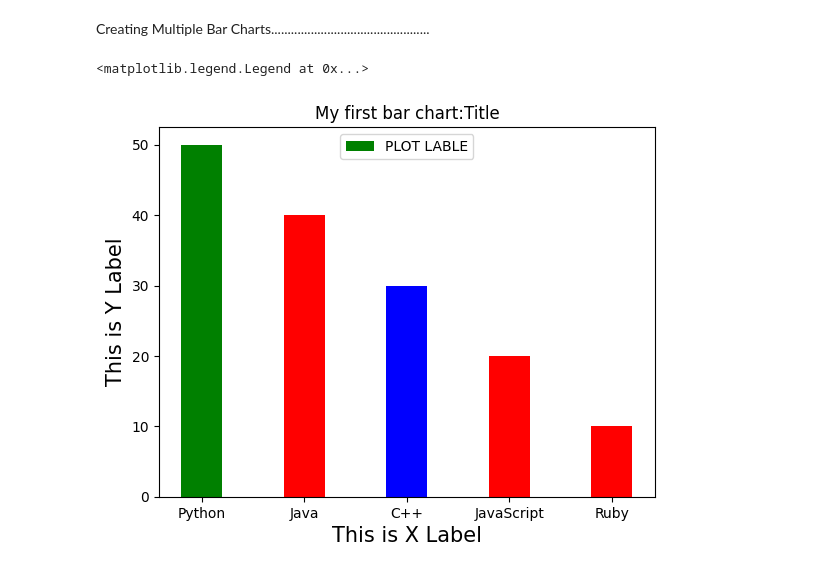
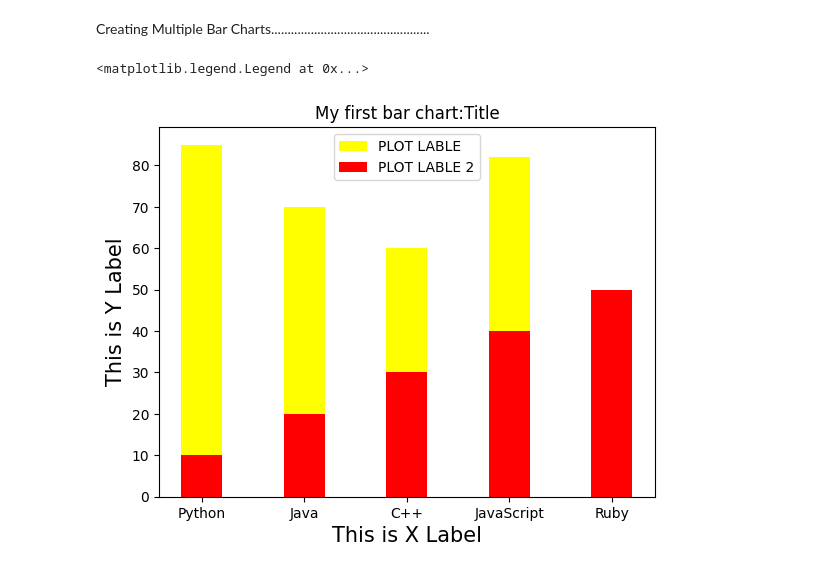
Before and after one commit to Salmanfarsi2561/PYTHON_ML, a Jupyter notebook: matplotlib/plt_barchart.ipynb, the cells around one changed output. Drawn from its saved outputs; the diff is of its cells as text; code cells hidden in the pictures.

```diff
--- a/matplotlib/plt_barchart.ipynb
+++ b/matplotlib/plt_barchart.ipynb
@@ -61,20 +61,24 @@ plt.legend(loc="upper right", fontsize=15) #label=legend
 # %% [markdown]
 Creating Multiple Bar Charts................................................
 # %%
-#paused from 15 minutes
+#Composing 2 bar charts in single one.
 
 x=["Python", "Java", "C++", "JavaScript", "Ruby"]
-y=[50, 40, 30, 20, 10]
+y=[85, 70, 60, 82, 10]
 
-c=["g","r","b","r","r"]
-plt.bar(x,y,width=.4,color=c,label="PLOT LABLE")
+x1=["Python", "Java", "C++", "JavaScript", "Ruby"]
+y1=[10, 20, 30, 40, 50]
+
+
+plt.bar(x,y,width=.4,color="yellow",label="PLOT LABLE")
+plt.bar(x1,y1,width=.4,color="red",label="PLOT LABLE 2")
 
 
 plt.xlabel("This is X Label",fontsize=15)
 plt.ylabel("This is Y Label",fontsize=15)
 plt.title("My first bar chart:Title")
 
 plt.legend(loc="upper center", fontsize=10) #label=legend
 # %% [output]
 <matplotlib.legend.Legend at 0x...>
-[figure, old version]
+[figure, new version]
```
Also changed, not shown: parts of 2 cells of this notebook.
